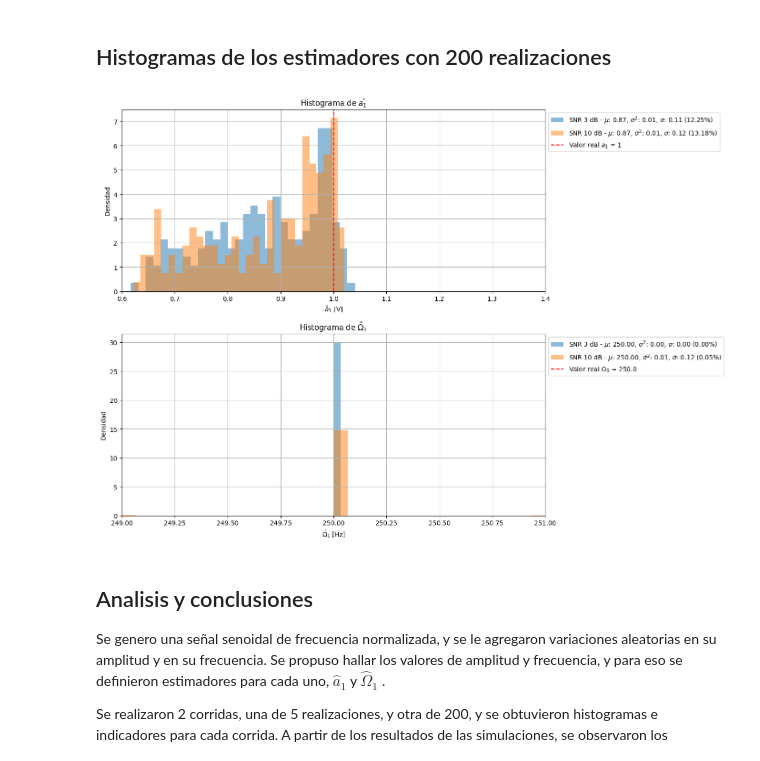
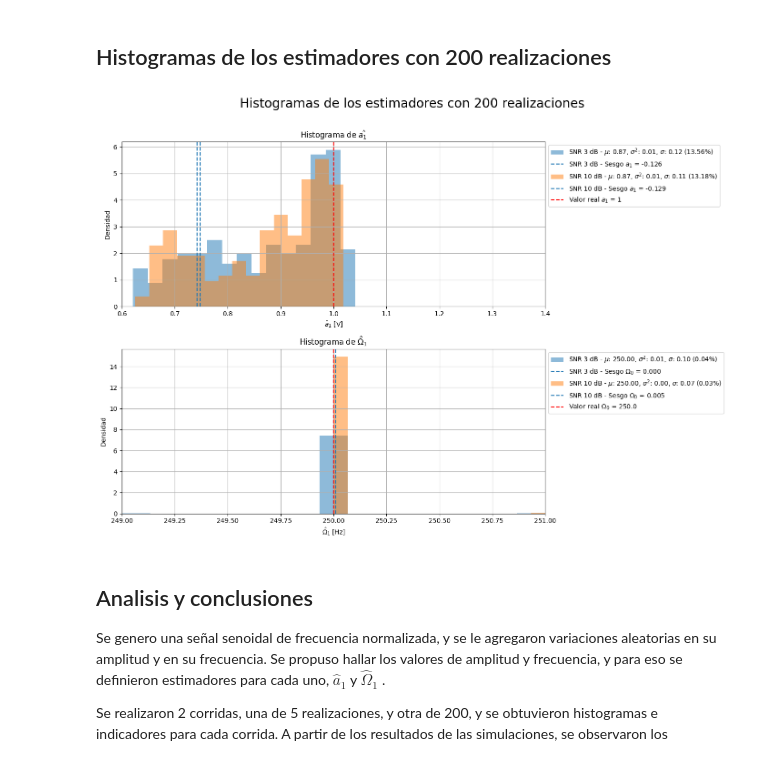
Before and after one commit to JuanRonchetti/PDS_2024, a Jupyter notebook: TS_05/TS_5.ipynb, the cells around one changed output. Cells and saved outputs as stored; diff of their text form; code cells hidden in the pictures.

```diff
--- a/TS_05/TS_5.ipynb
+++ b/TS_05/TS_5.ipynb
@@ -163,6 +163,8 @@ plt.show()
 #                           Grafico de histogramas
 # -------------------------------------------------------------------------------
 fig, axs = plt.subplots(2, 1, figsize=(14, 10))
+
+plt.suptitle("Histogramas de los estimadores con 200 realizaciones\n", size = 20);
 
 # Histograma de a_1
 for snr in SNR_db_values:
@@ -170,10 +172,13 @@ for snr in SNR_db_values:
     var_a1_estimate = np.var(a1_estimates[snr])     # Varianza
     std_a1_estimate = np.std(a1_estimates[snr])     # Desvio
     percent_std_a1 = (std_a1_estimate / mean_a1_estimate) * 100  # Desvio sobre la media
+    sesgo_a1 = np.mean(np.array(a1_estimates[snr]) - a1) # Sesgo
 
-    axs[0].hist(a1_estimates[snr], bins=30, alpha=0.5,
+    axs[0].hist(a1_estimates[snr], bins=15, alpha=0.5,
                 label=f'SNR {snr} dB - $\mu$: {mean_a1_estimate:.2f}, $\sigma^2$: {var_a1_estimate:.2f}, $\sigma$: {std_a1_estimate:.2f} ({percent_std_a1:.2f}%)',
                 density=True)
+    axs[0].axvline(mean_a1_estimate + sesgo_a1, linestyle='--', label=f'SNR {snr} dB - Sesgo $a_1$ = {sesgo_a1:.3f}')
+
 
 axs[0].set_title('Histograma de $\\hat{a_1}$')
 axs[0].set_xlabel('$\hat{a}_1$ [V]')
@@ -189,15 +194,17 @@ for snr in SNR_db_values:
     var_omega_estimate = np.var(omega_estimates[snr])     # Varianza
     std_omega_estimate = np.std(omega_estimates[snr])     # Desvio
     percent_std_omega = (std_omega_estimate / mean_omega_estimate) * 100  # Desvio sobre la media
+    sesgo_omega = np.mean(np.array(omega_estimates[snr]) - w0) # Sesgo
 
-    axs[1].hist(omega_estimates[snr], bins=30, alpha=0.5,
+    axs[1].hist(omega_estimates[snr], bins=15, alpha=0.5,
                 label=f'SNR {snr} dB - $\mu$: {mean_omega_estimate:.2f}, $\sigma^2$: {var_omega_estimate:.2f}, $\sigma$: {std_omega_estimate:.2f} ({percent_std_omega:.2f}%)',
                 density=True)
+    axs[1].axvline(mean_omega_estimate + sesgo_omega, linestyle='--', label=f'SNR {snr} dB - Sesgo $\\Omega_0$ = {sesgo_omega:.3f}')
 
 axs[1].set_title('Histograma de $\\hat{\\Omega}_1$')
 axs[1].set_xlabel('$\\hat{\\Omega}_1$ [Hz]')
 axs[1].set_ylabel('Densidad')
-axs[1].axvline(np.pi/2, color='red', linestyle='--', label=f'Valor real $\\Omega_0$ = {w0}')
+axs[1].axvline(w0, color='red', linestyle='--', label=f'Valor real $\\Omega_0$ = {w0}')
 axs[1].legend(loc='upper left', bbox_to_anchor=(1, 1))
 axs[1].grid()
 axs[1].set_xlim(w0-1, w0+1)  # Para mejor visualizacion
@@ -257,6 +264,8 @@ for SNR_db in SNR_db_values:
 #                           Grafico de histogramas
 # -------------------------------------------------------------------------------
 fig, axs = plt.subplots(2, 1, figsize=(14, 10))
+
+plt.suptitle("Histogramas de los estimadores con 200 realizaciones\n", size = 20);
 
 # Histograma de a_1
 for snr in SNR_db_values:
@@ -264,42 +273,47 @@ for snr in SNR_db_values:
     var_a1_estimate = np.var(a1_estimates[snr])     # Varianza
     std_a1_estimate = np.std(a1_estimates[snr])     # Desvio
     percent_std_a1 = (std_a1_estimate / mean_a1_estimate) * 100  # Desvio sobre la media
+    sesgo_a1 = np.mean(np.array(a1_estimates[snr]) - a1) # Sesgo
 
-    axs[0].hist(a1_estimates[snr], bins=30, alpha=0.5,
+    axs[0].hist(a1_estimates[snr], bins=15, alpha=0.5,
                 label=f'SNR {snr} dB - $\mu$: {mean_a1_estimate:.2f}, $\sigma^2$: {var_a1_estimate:.2f}, $\sigma$: {std_a1_estimate:.2f} ({percent_std_a1:.2f}%)',
                 density=True)
+    axs[0].axvline(mean_a1_estimate + sesgo_a1, linestyle='--', label=f'SNR {snr} dB - Sesgo $a_1$ = {sesgo_a1:.3f}')
+
 
 axs[0].set_title('Histograma de $\\hat{a_1}$')
 axs[0].set_xlabel('$\hat{a}_1$ [V]')
 axs[0].set_ylabel('Densidad')
 axs[0].axvline(a1, color='red', linestyle='--', label=f'Valor real $a_1$ = {a1}')
 axs[0].legend(loc='upper left', bbox_to_anchor=(1, 1))
 axs[0].grid()
 axs[0].set_xlim(a1*0.6, a1*1.4) # Para mejor visualizacion
 
 # Histograma de Ω^1
 for snr in SNR_db_values:
     mean_omega_estimate = np.mean(omega_estimates[snr])  # Media
     var_omega_estimate = np.var(omega_estimates[snr])     # Varianza
     std_omega_estimate = np.std(omega_estimates[snr])     # Desvio
     percent_std_omega = (std_omega_estimate / mean_omega_estimate) * 100  # Desvio sobre la media
+    sesgo_omega = np.mean(np.array(omega_estimates[snr]) - w0) # Sesgo
 
-    axs[1].hist(omega_estimates[snr], bins=30, alpha=0.5,
+    axs[1].hist(omega_estimates[snr], bins=15, alpha=0.5,
                 label=f'SNR {snr} dB - $\mu$: {mean_omega_estimate:.2f}, $\sigma^2$: {var_omega_estimate:.2f}, $\sigma$: {std_omega_estimate:.2f} ({percent_std_omega:.2f}%)',
                 density=True)
+    axs[1].axvline(mean_omega_estimate + sesgo_omega, linestyle='--', label=f'SNR {snr} dB - Sesgo $\\Omega_0$ = {sesgo_omega:.3f}')
 
 axs[1].set_title('Histograma de $\\hat{\\Omega}_1$')
 axs[1].set_xlabel('$\\hat{\\Omega}_1$ [Hz]')
 axs[1].set_ylabel('Densidad')
-axs[1].axvline(np.pi/2, color='red', linestyle='--', label=f'Valor real $\\Omega_0$ = {w0}')
+axs[1].axvline(w0, color='red', linestyle='--', label=f'Valor real $\\Omega_0$ = {w0}')
 axs[1].legend(loc='upper left', bbox_to_anchor=(1, 1))
 axs[1].grid()
 axs[1].set_xlim(w0-1, w0+1)  # Para mejor visualizacion
 
 plt.tight_layout()
 plt.show()
 # %% [output]
-[figure, old version]
+[figure, new version]
 # %% [markdown]
 ## Analisis y conclusiones
 Se genero una señal senoidal de frecuencia normalizada, y se le agregaron variaciones aleatorias en su amplitud y en su frecuencia. Se propuso hallar los valores de amplitud y frecuencia, y para eso se definieron estimadores para cada uno, $\hat{a}_1$ y $\hat{\Omega}_1$ .
```
Also changed, not shown: parts of 2 cells of this notebook, 1 other file.
